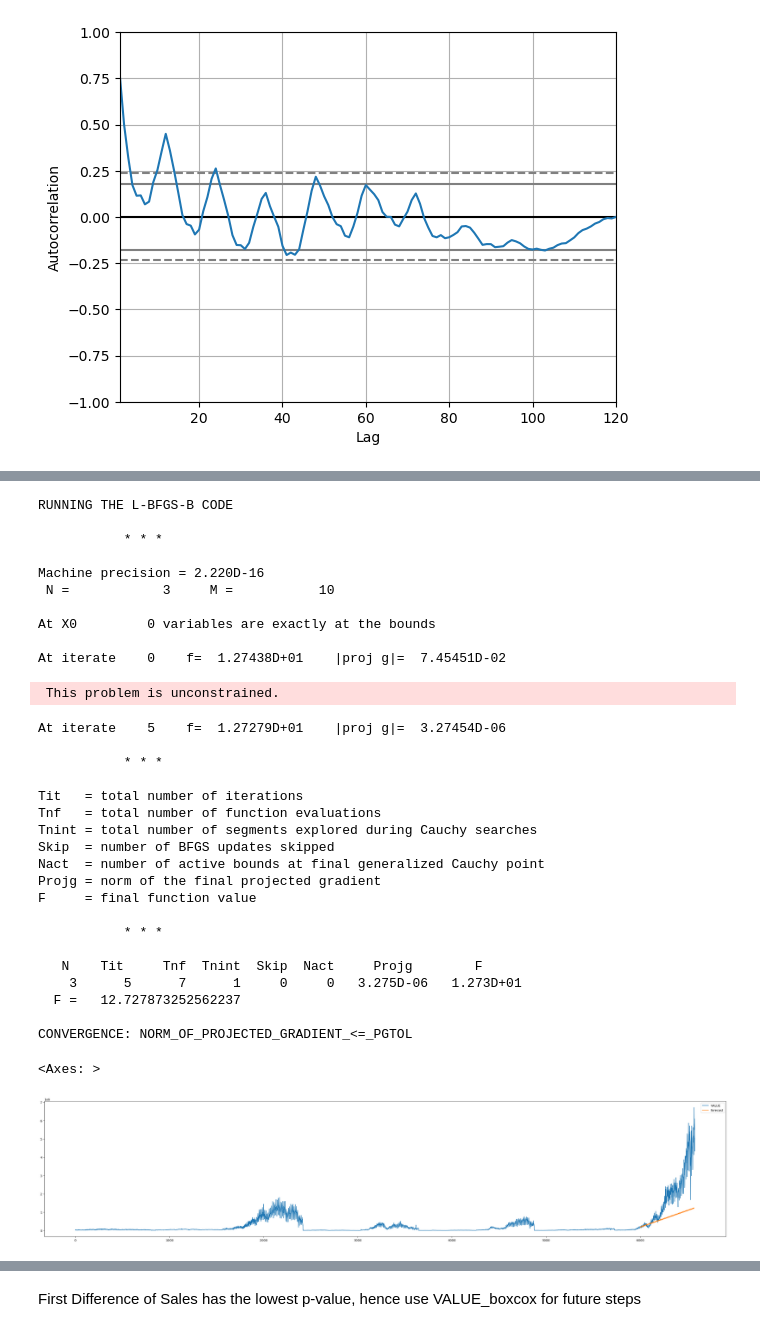
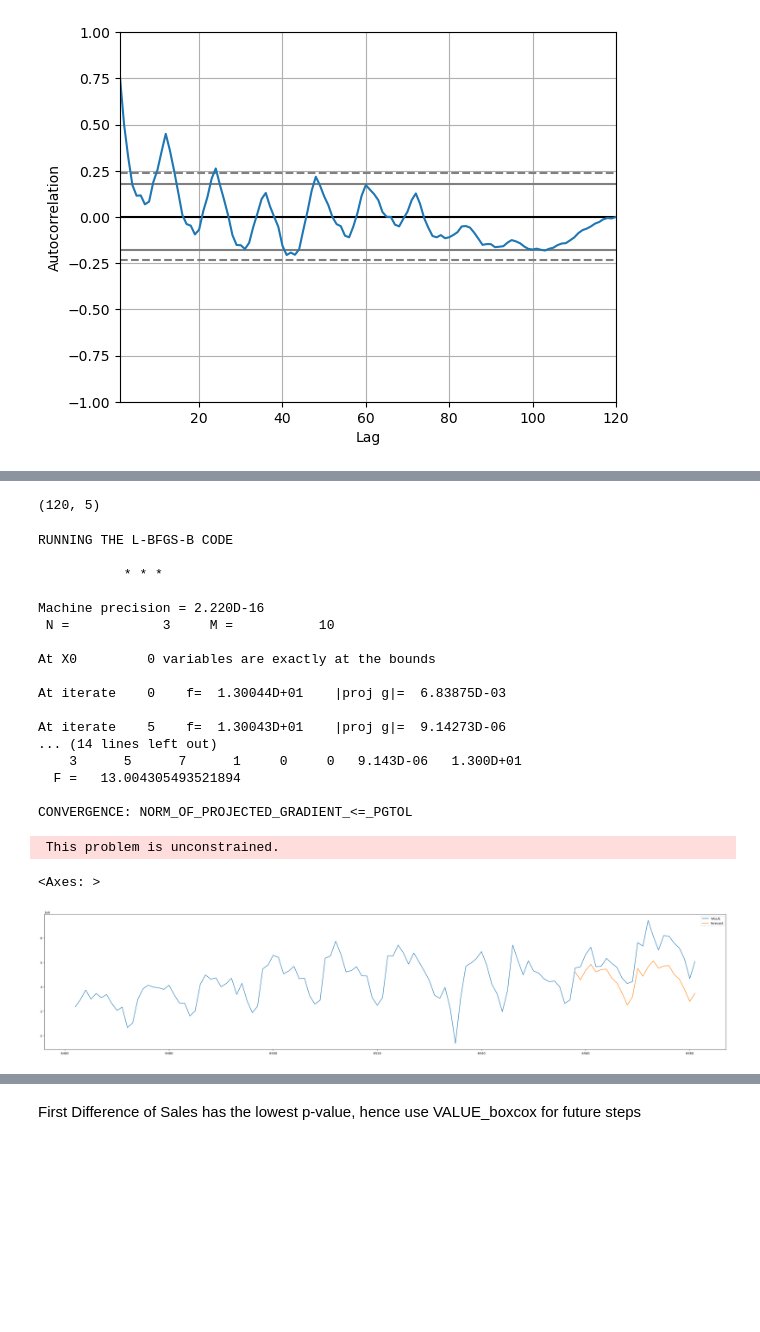
Before and after one commit to CLIUKELLY/ARIMA-Time-Serie-Forecasting, a Jupyter notebook: 02. ARIMA Time Series Forecasting_all data.ipynb, the cells around one changed output, grey strips where cells are left out. Saved outputs shown, nothing was run; the diff lists cells and outputs as text; code cells hidden in the pictures; blank space fills up the shorter version.

```diff
--- a/02. ARIMA Time Series Forecasting_all data.ipynb
+++ b/02. ARIMA Time Series Forecasting_all data.ipynb
@@ -205,39 +204,31 @@ Canadian_data[['VALUE','forecast']].plot(figsize=(40,8))
+# %%
+Canadian_data.shape
+# %% [output]
+(120, 5)
 # %%
 import statsmodels.api as sm
 model=sm.tsa.statespace.SARIMAX(Canadian_data['VALUE'],order=(0, 1, 1),seasonal_order=(0,1,1,12))
 results=model.fit()
-Canadian_data['forecast']=results.predict(start=6000,end=6571,dynamic=True)
+Canadian_data['forecast']=results.predict(start=96,end=120,dynamic=True)
 Canadian_data[['VALUE','forecast']].plot(figsize=(40,8))
 # %% [output]
 RUNNING THE L-BFGS-B CODE
 
            * * *
 
 Machine precision = 2.220D-16
  N =            3     M =           10
 
 At X0         0 variables are exactly at the bounds
 
-At iterate    0    f=  1.27438D+01    |proj g|=  7.45451D-02
+At iterate    0    f=  1.30044D+01    |proj g|=  6.83875D-03
+
+At iterate    5    f=  1.30043D+01    |proj g|=  9.14273D-06
+... (14 lines left out)
+    3      5      7      1     0     0   9.143D-06   1.300D+01
+  F =   13.004305493521894
+
+CONVERGENCE: NORM_OF_PROJECTED_GRADIENT_<=_PGTOL
  This problem is unconstrained.
-At iterate    5    f=  1.27279D+01    |proj g|=  3.27454D-06
-
-           * * *
-
-Tit   = total number of iterations
-Tnf   = total number of function evaluations
-Tnint = total number of segments explored during Cauchy searches
-Skip  = number of BFGS updates skipped
-Nact  = number of active bounds at final generalized Cauchy point
-Projg = norm of the final projected gradient
-F     = final function value
-
-           * * *
-
-   N    Tit     Tnf  Tnint  Skip  Nact     Projg        F
-    3      5      7      1     0     0   3.275D-06   1.273D+01
-  F =   12.727873252562237
-
-CONVERGENCE: NORM_OF_PROJECTED_GRADIENT_<=_PGTOL
+<Axes: >
-<Axes: >
-[figure, old version]
+[figure, new version]
```
Also changed, not shown: parts of 6 cells of this notebook.
